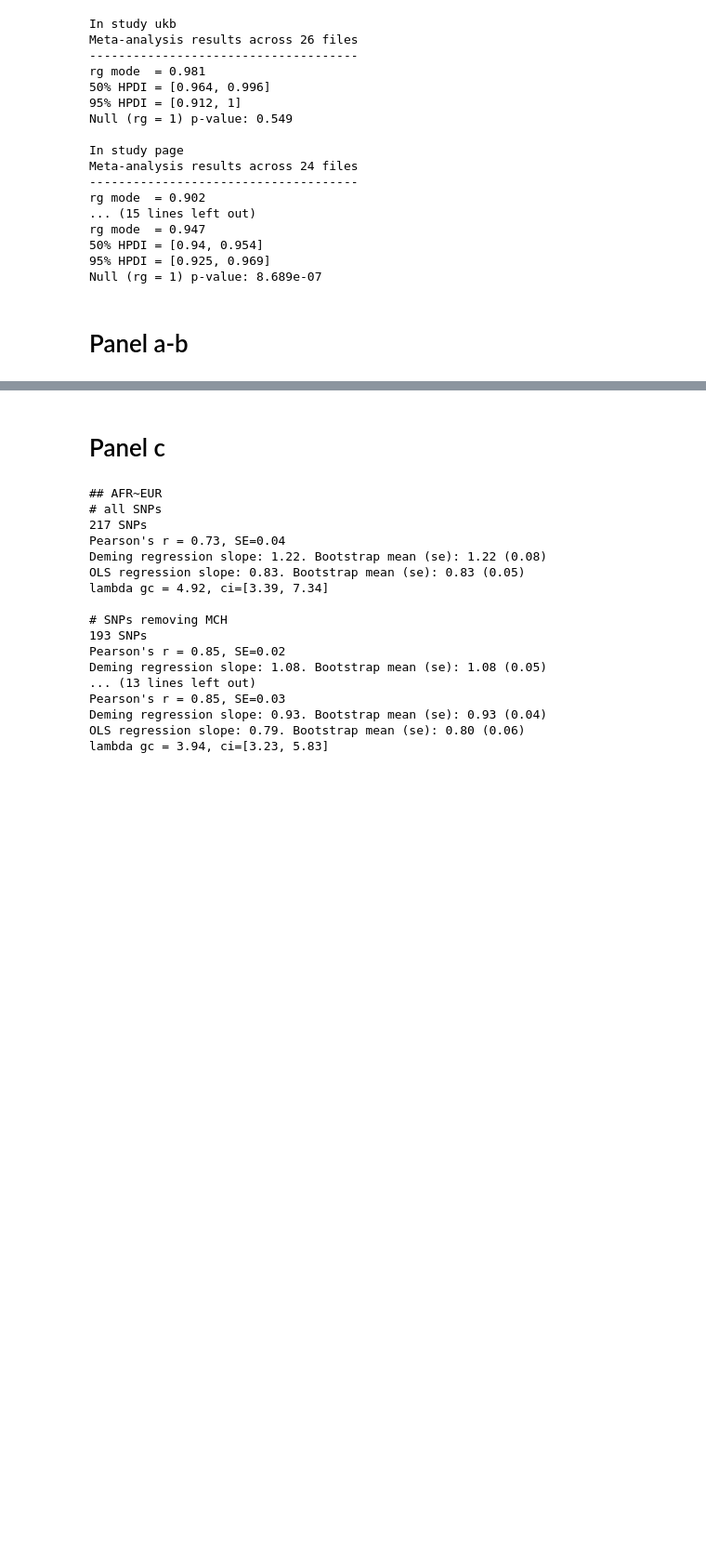
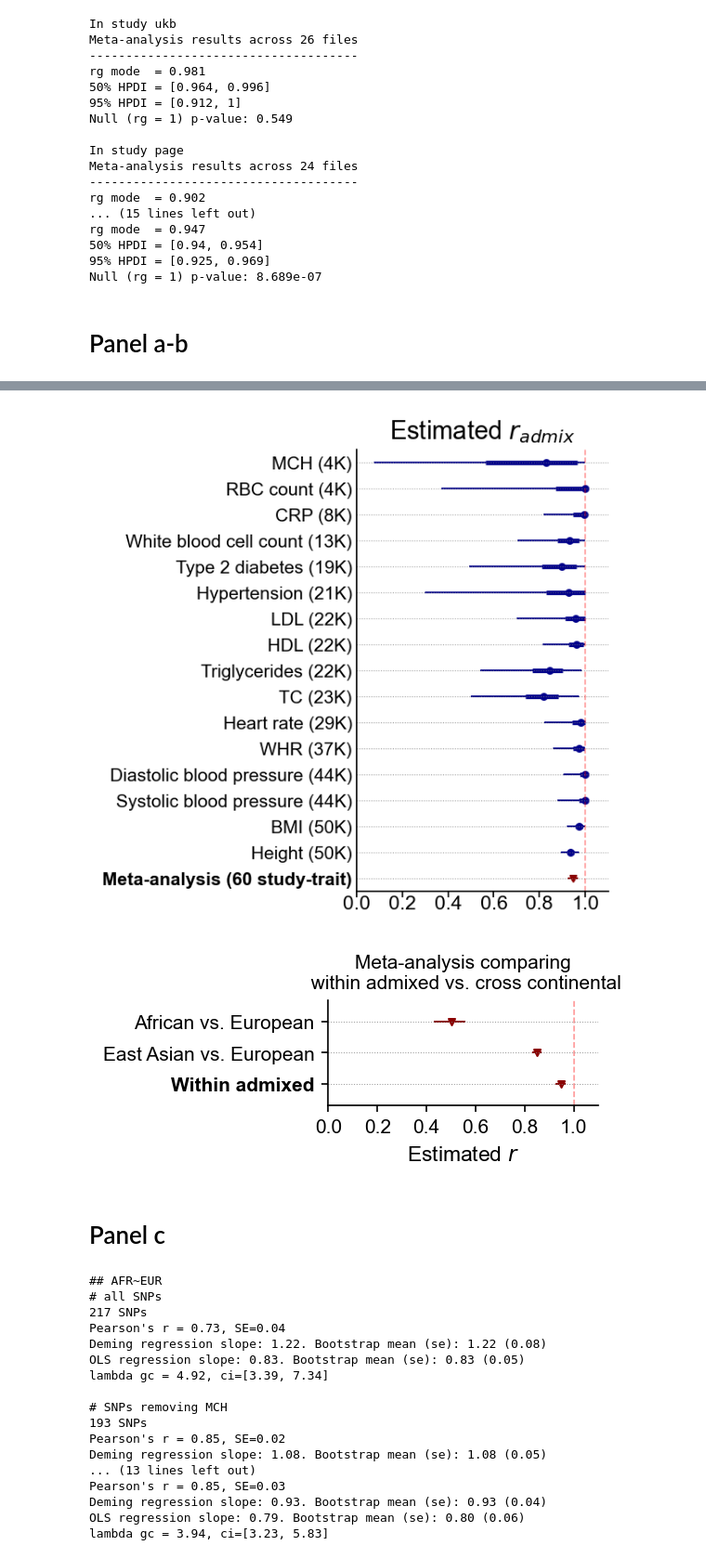
Before and after one commit to KangchengHou/admix-genet-cor, a Jupyter notebook: figures/Figure3.ipynb, the cells around one changed output, grey strips where cells are left out. Shown at 93% size. Cells and saved outputs as stored; diff of their text form; code cells hidden in the pictures; blank space fills up the shorter version.

```diff
--- a/figures/Figure3.ipynb
+++ b/figures/Figure3.ipynb
@@ -15,9 +15,10 @@ from scipy.stats import pearsonr, linregress
 import matplotlib.pyplot as plt
 import matplotlib
 
-
 matplotlib.rcParams["pdf.fonttype"] = 42
 matplotlib.rcParams["ps.fonttype"] = 42
+matplotlib.rcParams["axes.spines.right"] = False
+matplotlib.rcParams["axes.spines.top"] = False
 # %%
 COMPILE_DATA = False
 if COMPILE_DATA:
@@ -287,3 +210,80 @@ plt.show()
+# %%
+################################
+####### within admixed #########
+################################
+fig, ax = plt.subplots(figsize=(2.5, 4.5), dpi=150)
+
+admix.plot.rg_posterior(
+    dense_rg_list,
+    dict_plot,
+    colors=["darkblue"] * (len(dict_plot) - 1) + ["darkred"],
+    markers=["o"] * (len(dict_plot) - 1) + ["v"],
+    ax=ax,
+)
+ax.set_title(ax.get_title(), fontsize=14)
+# set color for the meta-analysis
+# ax.get_yticklabels()[0].set_color("darkred")
+ax.get_yticklabels()[0].set_weight("bold")
+ax.set_yticklabels(ax.get_yticklabels(), fontsize=10)
+
+ax.set_xticks([0, 0.2, 0.4, 0.6, 0.8, 1.0])
+ax.set_xticklabels(ax.get_xticks(), fontsize=11)
+ax.set_xlabel(None)
+
+plt.savefig("out/Figure3a.pdf", bbox_inches="tight")
+plt.show()
+################################
+#### continental comparison ####
+################################
+
+fig, ax = plt.subplots(figsize=(2.5, 1), dpi=150)
+ax.axvline(x=1.0, color="red", ls="--", lw=0.8, alpha=0.4)
+df_data = pd.DataFrame(
+    {
+        "label": [
+            r"Within admixed",
+            r"East Asian vs. European",
+            r"African vs. European",
+        ],
+        "center": [0.947, 0.85, 0.50],
+        "lower": [0.925, 0.83, 0.43],
+        "higher": [0.969, 0.87, 0.56],
+    }
+)
+
+ax.scatter(
+    y=np.arange(len(df_data)), x=df_data["center"], s=11, color="darkred", marker="v"
+)
+errbars = ax.errorbar(
+    y=np.arange(len(df_data)),
+    x=df_data["center"],
+    xerr=(df_data["center"] - df_data["lower"], df_data["higher"] - df_data["center"]),
+    fmt=" ",
+    lw=1.0,
+    ecolor="darkred",
+)
+# ax.get_yticklabels()[0].set_color("darkred")
+ax.get_yticklabels()[0].set_weight("bold")
+
+ax.set_yticks(np.arange(df_data.shape[0]))
+ax.set_yticklabels(df_data.label, fontsize=10)
+ax.set_xlim(0, 1.1)
+ax.set_xticks([0, 0.2, 0.4, 0.6, 0.8, 1.0])
+
+ax.set_ylim(-0.7, 2.7)
+ax.set_title(
+    "Meta-analysis comparing\n within admixed vs. cross continental", fontsize=10
+)
+
+for y in np.arange(3):
+    ax.axhline(y=y, color="gray", ls="dotted", lw=0.5, alpha=0.8)
+
+ax.set_xlabel("Estimated $r$", fontsize=11)
+plt.savefig("out/Figure3b.pdf", bbox_inches="tight")
+plt.show()
+# %% [output]
+[figure, added]
+[figure, added]
 # %% [markdown]
 # Panel c
 # %%
```
Also changed, not shown: parts of 2 cells of this notebook, 4 other files.
